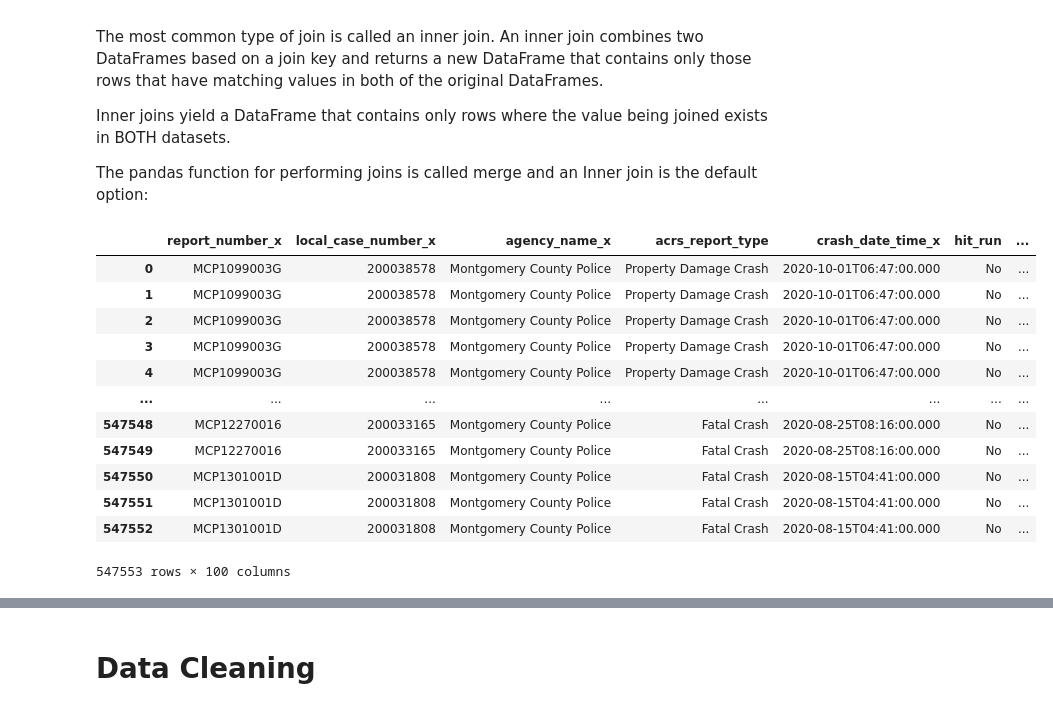
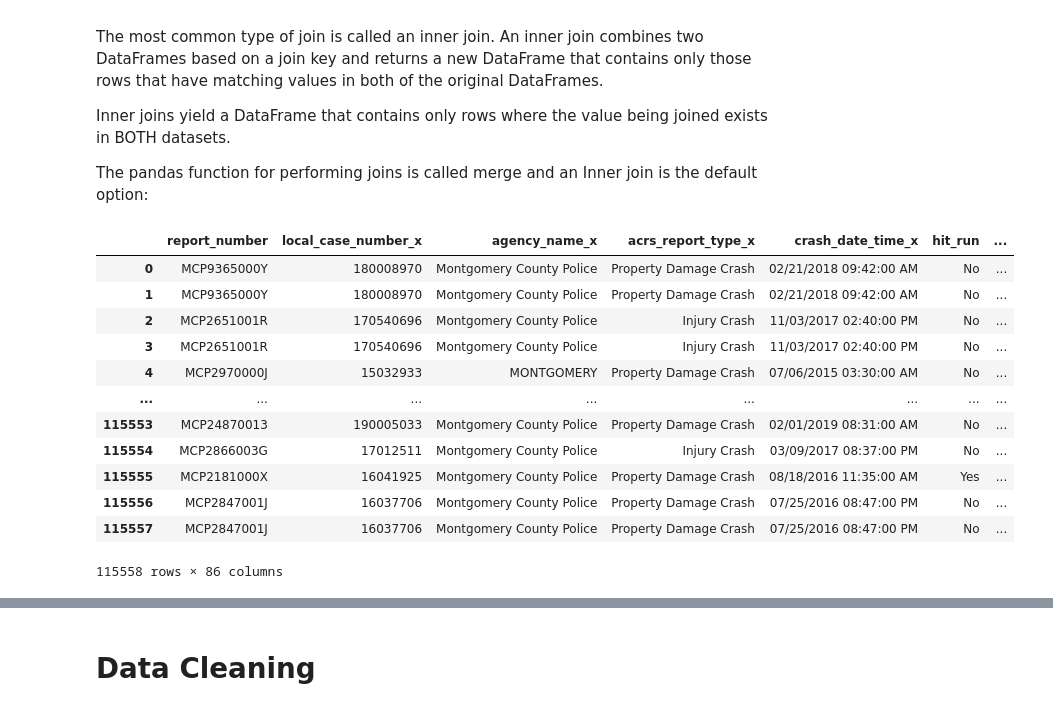
Before and after one commit to ssalifou/DATA205, a Jupyter notebook: Crash_Reporting_Project.ipynb, the cells around one changed output, grey strips where cells are left out. Cells and saved outputs as stored; diff of their text form; code cells hidden in the pictures.

```diff
--- a/Crash_Reporting_Project.ipynb
+++ b/Crash_Reporting_Project.ipynb
@@ -91,0 +45,4 @@ memory usage: 304.8+ KB
+# %%
+# remove spaces in columns name
+df1.columns = df1.columns.str.replace(' ','_').str.lower().str.replace('/','_').str.replace('-','_')
+df1.info()
@@ -91,0 +67,3 @@ memory usage: 304.8+ KB
+# %%
+df2 = pd.read_csv('Crash_Reporting_-_Drivers_Data.csv')
+df2.info()
@@ -91,0 +88,4 @@ memory usage: 304.8+ KB
+# %%
+# remove spaces in columns name
+df2.columns = df2.columns.str.replace(' ','_').str.lower().str.replace('/','_').str.replace('-','_')
+df2.info()
@@ -169,8 +218,6 @@ Note: a left join will still discard rows from the right DataFrame that do not h
 #A left join is performed in pandas by calling the merge function, but using the how='left' argument:
 #We will fist left join Drivers data to the Incidents data, then left join the Non-Motorists data to the sesult.
 
-df1 = pd.DataFrame(requests.get('https://data.montgomerycountymd.gov/resource/bhju-22kf.json').json())
-df2 = pd.DataFrame(requests.get('https://data.montgomerycountymd.gov/resource/mmzv-x632.json').json())
 merged_left1 = pd.merge(left=df1, right=df2, how='left', left_on='report_number', right_on='report_number')
 
 merged_left1.shape
@@ -219,25 +273,24 @@ The pandas function for performing joins is called merge and an Inner join is th
 # %%
 # In this case `acrs_report_type` is the only column name in  the three dataframes, so if we skipped `left_on`
 # And `right_on` arguments we would still get the same result
-df1 = pd.DataFrame(requests.get('https://data.montgomerycountymd.gov/resource/bhju-22kf.json').json())
-df2 = pd.DataFrame(requests.get('https://data.montgomerycountymd.gov/resource/mmzv-x632.json').json())
-merged_inner1 = pd.merge(left=df1, right=df2, left_on='acrs_report_type', right_on='acrs_report_type')
+
+merged_inner1 = pd.merge(left=df1, right=df2, left_on='report_number', right_on='report_number')
 
 # What's the size of the output data?
 merged_inner1.shape
 merged_inner1
 # %% [output]
-|  | report_number_x | local_case_number_x | agency_name_x | acrs_report_type | crash_date_time_x | hit_run | ... |
-| 0 | MCP1099003G | 200038578 | Montgomery County Police | Property Damage Crash | 2020-10-01T06:47:00.000 | No | ... |
-| 1 | MCP1099003G | 200038578 | Montgomery County Police | Property Damage Crash | 2020-10-01T06:47:00.000 | No | ... |
-| 2 | MCP1099003G | 200038578 | Montgomery County Police | Property Damage Crash | 2020-10-01T06:47:00.000 | No | ... |
-| 3 | MCP1099003G | 200038578 | Montgomery County Police | Property Damage Crash | 2020-10-01T06:47:00.000 | No | ... |
-| 4 | MCP1099003G | 200038578 | Montgomery County Police | Property Damage Crash | 2020-10-01T06:47:00.000 | No | ... |
+|  | report_number | local_case_number_x | agency_name_x | acrs_report_type_x | crash_date_time_x | hit_run | ... |
+| 0 | MCP9365000Y | 180008970 | Montgomery County Police | Property Damage Crash | 02/21/2018 09:42:00 AM | No | ... |
+| 1 | MCP9365000Y | 180008970 | Montgomery County Police | Property Damage Crash | 02/21/2018 09:42:00 AM | No | ... |
+| 2 | MCP2651001R | 170540696 | Montgomery County Police | Injury Crash | 11/03/2017 02:40:00 PM | No | ... |
+| 3 | MCP2651001R | 170540696 | Montgomery County Police | Injury Crash | 11/03/2017 02:40:00 PM | No | ... |
+| 4 | MCP2970000J | 15032933 | MONTGOMERY | Property Damage Crash | 07/06/2015 03:30:00 AM | No | ... |
 | ... | ... | ... | ... | ... | ... | ... | ... |
-| 547548 | MCP12270016 | 200033165 | Montgomery County Police | Fatal Crash | 2020-08-25T08:16:00.000 | No | ... |
-| 547549 | MCP12270016 | 200033165 | Montgomery County Police | Fatal Crash | 2020-08-25T08:16:00.000 | No | ... |
-| 547550 | MCP1301001D | 200031808 | Montgomery County Police | Fatal Crash | 2020-08-15T04:41:00.000 | No | ... |
-| 547551 | MCP1301001D | 200031808 | Montgomery County Police | Fatal Crash | 2020-08-15T04:41:00.000 | No | ... |
-| 547552 | MCP1301001D | 200031808 | Montgomery County Police | Fatal Crash | 2020-08-15T04:41:00.000 | No | ... |
+| 115553 | MCP24870013 | 190005033 | Montgomery County Police | Property Damage Crash | 02/01/2019 08:31:00 AM | No | ... |
+| 115554 | MCP2866003G | 17012511 | Montgomery County Police | Injury Crash | 03/09/2017 08:37:00 PM | No | ... |
+| 115555 | MCP2181000X | 16041925 | Montgomery County Police | Property Damage Crash | 08/18/2016 11:35:00 AM | Yes | ... |
+| 115556 | MCP2847001J | 16037706 | Montgomery County Police | Property Damage Crash | 07/25/2016 08:47:00 PM | No | ... |
+| 115557 | MCP2847001J | 16037706 | Montgomery County Police | Property Damage Crash | 07/25/2016 08:47:00 PM | No | ... |
-547553 rows × 100 columns
+115558 rows × 86 columns
 # %%
```
Also changed, not shown: parts of 20 cells of this notebook.
